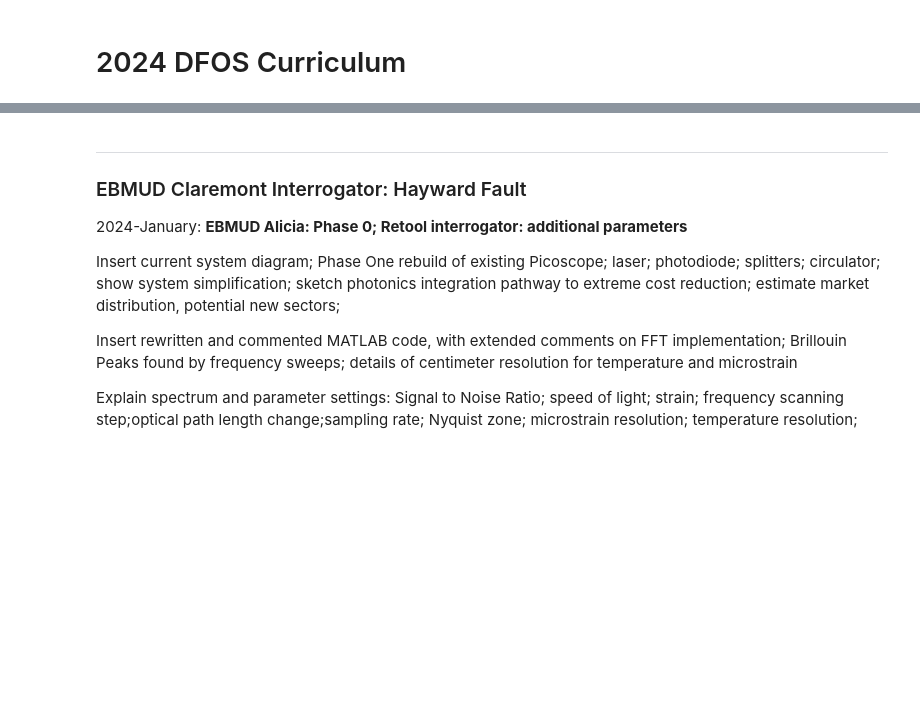
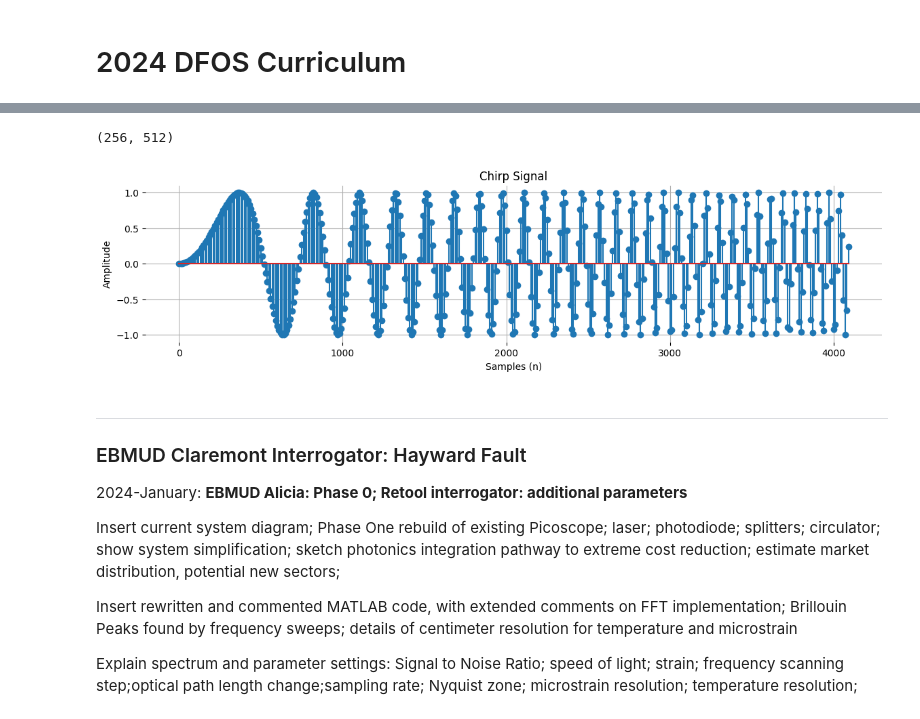
Before and after one commit to CourseChat/2024-DFOS-Curriculum, a Jupyter notebook: 2024-DFOS-Curriculum.ipynb, the cells around one changed output, grey strips where cells are left out. Saved outputs shown, nothing was run; the diff lists cells and outputs as text; code cells hidden in the pictures; blank space fills up the shorter version.

```diff
--- a/2024-DFOS-Curriculum.ipynb
+++ b/2024-DFOS-Curriculum.ipynb
@@ -65,0 +81,23 @@ the data acquisition and analysis logic.
+# %%
+import matplotlib.pyplot as plt
+
+def stem_plot(x, y, title, xlabel, ylabel, xticks=None, yticks=None, figsize=(6, 3), subplot=(1, 1), bottom=None, style=None):
+    fig = plt.figure(figsize=figsize)
+    for idx, value in enumerate(y):
+        axes = fig.add_subplot(subplot[0], subplot[1], idx+1)
+        if bottom is not None:
+            axes.stem(x[idx], y[idx], use_line_collection = True, bottom=bottom[idx])
+        else:
+            axes.stem(x[idx], y[idx], use_line_collection = True)
+        if style is not None:
+            if style[idx] == 'dashed':
+                axes.plot(x[idx], y[idx], linestyle='dashed')
+        axes.grid(True, which='major')
+        if xticks is not None:
+            axes.set_xticks(xticks[idx])
+        if yticks is not None:
+            axes.set_yticks(yticks[idx])
+        axes.set_title(title[idx])
+        axes.set_xlabel(xlabel[idx])
+        axes.set_ylabel(ylabel[idx])
+        plt.box(False)
@@ -65,0 +120,5 @@ the data acquisition and analysis logic.
+# %%
+sum_of_tones = sum_of_tones.reshape(-1,N)
+sum_of_tones.shape
+# %% [output]
+(256, 512)
@@ -65,0 +141,22 @@ the data acquisition and analysis logic.
+# %%
+# Set basic params
+fs = 1024 # sample rate
+N = 512 # fft size
+L = N*256 # we want 256 frames of 512 FFT windows
+
+# Frequency increases over time
+f = 0.0019*np.arange(L)
+
+# Create a sampled sinusoid and corresponding frequencies for plotting
+chirp = np.sin(2*np.pi*f*np.arange(L)/fs)
+
+# Plot the chirp signal
+stem_plot(x      = [np.arange(0, 4096, 10)],
+          y      = [chirp[:4096:10]],
+          xticks = [np.arange(0, 4096, 1000)],
+          figsize= (14, 3),
+          title  = ["Chirp Signal"],
+          xlabel = ["Samples (n)"],
+          ylabel = ["Amplitude"])
+# %% [output]
+[figure, added]
```
Also changed, not shown: parts of 9 cells of this notebook.
